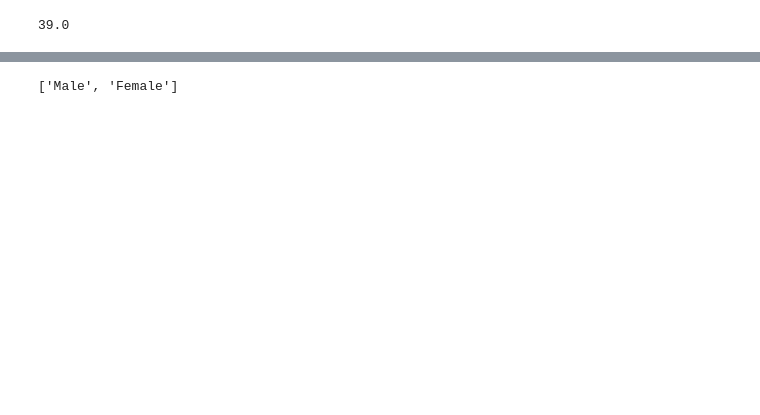
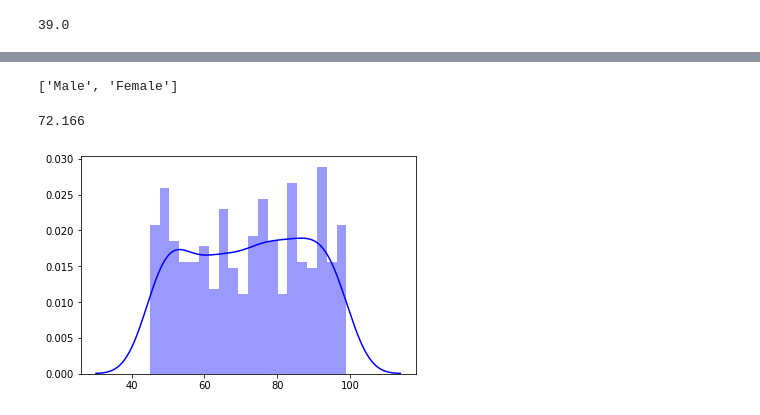
Before and after one commit to doriszd/Programming_project, a Jupyter notebook: project.ipynb, the cells around one changed output, grey strips where cells are left out. Saved outputs shown, nothing was run; the diff lists cells and outputs as text; code cells hidden in the pictures; blank space fills up the shorter version.

```diff
--- a/project.ipynb
+++ b/project.ipynb
@@ -141,5 +141,17 @@ gender = ['Male', 'Female']
-# %%
-gender
-# %% [output]
-['Male', 'Female']
+# %%
+Sex
+# %% [output]
+['Male', 'Female']
+# %%
+Weight = np.random.randint(45,100, 500)
+# %%
+np.mean(Weight)
+# %% [output]
+72.166
+# %%
+# Import seaborn to show distribution on the plot
+import seaborn as sns
+Weight = sns.distplot(Weight, bins=20, color="blue")
+# %% [output]
+[figure, added]
 # %%
```
Also changed, not shown: parts of 6 cells of this notebook.
